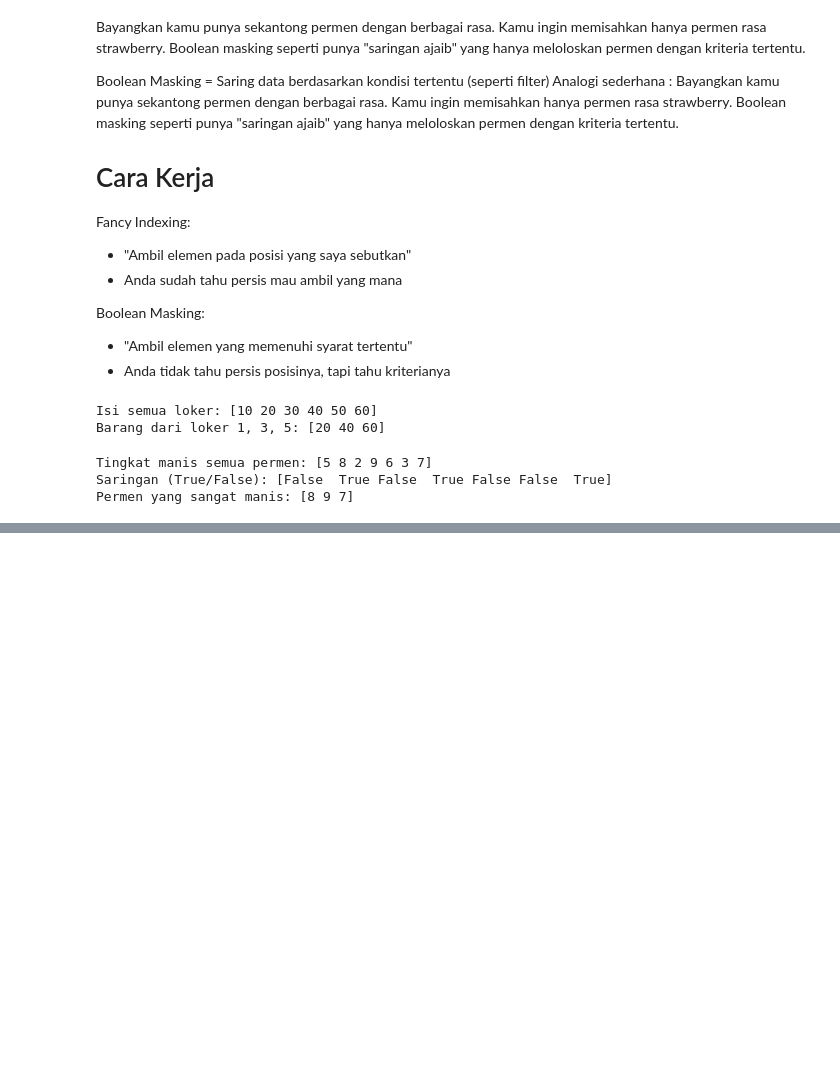
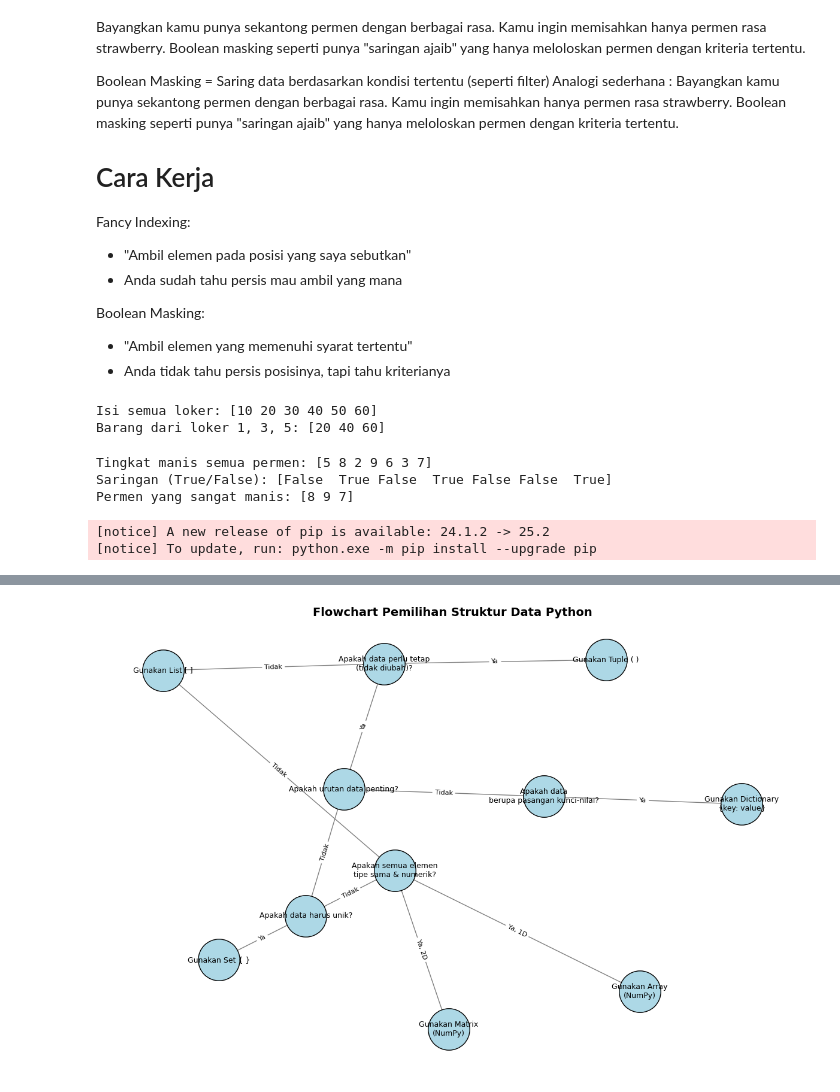
Before and after one commit to rasridho06/Python, a Jupyter notebook: Numpy.ipynb, the cells around one changed output, grey strips where cells are left out. Drawn from its saved outputs; the diff is of its cells as text; code cells hidden in the pictures; blank space fills up the shorter version.

```diff
--- a/Numpy.ipynb
+++ b/Numpy.ipynb
@@ -569,3 +569,70 @@ print("Permen yang sangat manis:", permen_manis)  # [8, 9, 7]
 Tingkat manis semua permen: [5 8 2 9 6 3 7]
 Saringan (True/False): [False  True False  True False False  True]
 Permen yang sangat manis: [8 9 7]
+# %%
+!pip install networkx matplotlib
+
+
+import matplotlib.pyplot as plt
+import networkx as nx
+
+# Membuat diagram alur (flowchart) untuk memilih struktur data Python
+G = nx.DiGraph()
+
+# Node
+nodes = {
+    "start": "Apakah data\nberupa pasangan kunci-nilai?",
+    "dict": "Gunakan Dictionary\n{key: value}",
+    "ordered": "Apakah urutan data penting?",
+    "immutable": "Apakah data perlu tetap\n(tidak diubah)?",
+    "tuple": "Gunakan Tuple ( )",
+    "list": "Gunakan List [ ]",
+    "unique": "Apakah data harus unik?",
+    "set": "Gunakan Set { }",
+    "homogen": "Apakah semua elemen\ntipe sama & numerik?",
+    "matrix": "Gunakan Matrix\n(NumPy)",
+    "array": "Gunakan Array\n(NumPy)"
+}
+
+# Tambahkan node ke graph
+for k, v in nodes.items():
+    G.add_node(k, label=v)
+
+# Edge (alur logika)
+edges = [
+    ("start", "dict", {"condition": "Ya"}),
+    ("start", "ordered", {"condition": "Tidak"}),
+    ("ordered", "immutable", {"condition": "Ya"}),
+    ("immutable", "tuple", {"condition": "Ya"}),
+    ("immutable", "list", {"condition": "Tidak"}),
+    ("ordered", "unique", {"condition": "Tidak"}),
+    ("unique", "set", {"condition": "Ya"}),
+    ("unique", "homogen", {"condition": "Tidak"}),
+    ("homogen", "matrix", {"condition": "Ya, 2D"}),
+    ("homogen", "array", {"condition": "Ya, 1D"}),
+    ("homogen", "list", {"condition": "Tidak"})
+]
+
+# Tambahkan edge ke graph
+for u, v, attr in edges:
+    G.add_edge(u, v, **attr)
+
+# Posisi node
+pos = nx.spring_layout(G, seed=42)
+
+# Gambar node
+plt.figure(figsize=(12, 8))
+nx.draw_networkx_nodes(G, pos, node_color="lightblue", node_size=2500, edgecolors="black")
+nx.draw_networkx_labels(G, pos, labels=nx.get_node_attributes(G, "label"), font_size=9)
+
+# Gambar edge
+nx.draw_networkx_edges(G, pos, arrowstyle="->", arrowsize=15, edge_color="gray")
+nx.draw_networkx_edge_labels(G, pos, edge_labels=nx.get_edge_attributes(G, "condition"), font_size=8)
+
+plt.axis("off")
+plt.title("Flowchart Pemilihan Struktur Data Python", fontsize=14, fontweight="bold")
+plt.tight_layout()
+plt.show()
+# %% [output]
+[notice] A new release of pip is available: 24.1.2 -> 25.2
+[notice] To update, run: python.exe -m pip install --upgrade pip
@@ -571,0 +656 @@ Permen yang sangat manis: [8 9 7]
+[figure, added]
```
Also changed, not shown: parts of 1 cell of this notebook, 6 other files.
